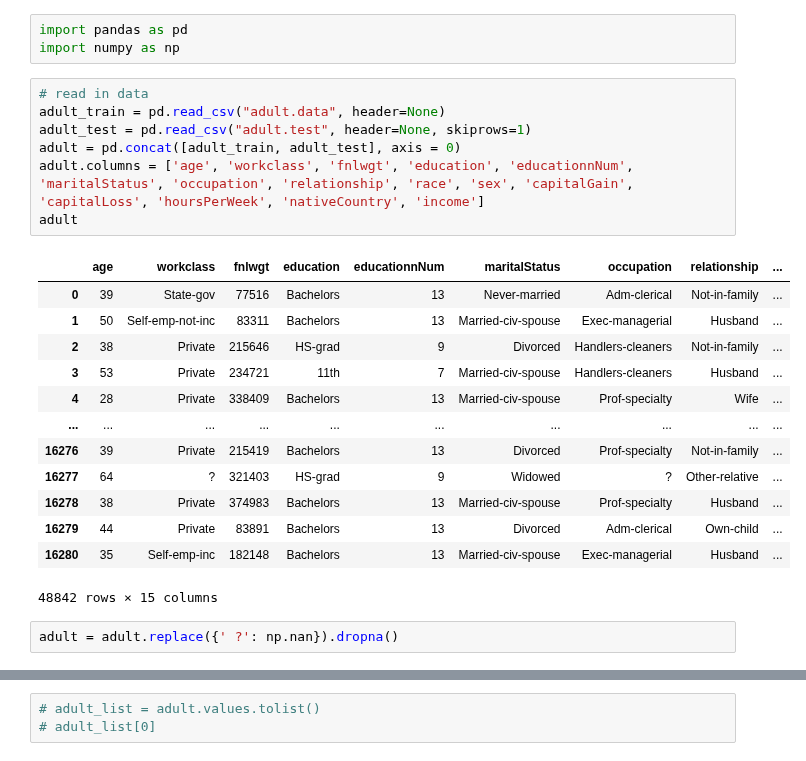
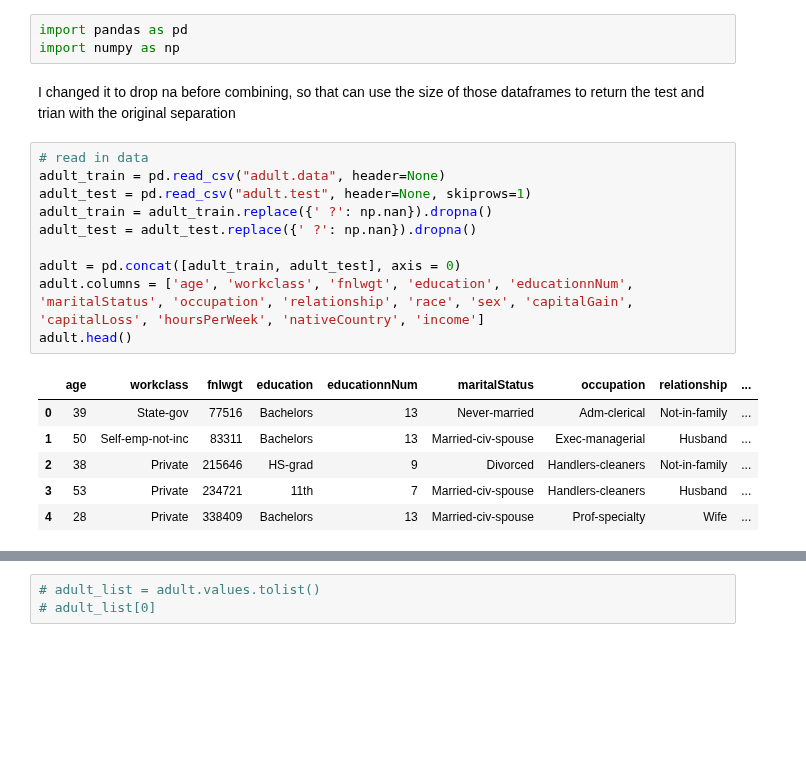
Before and after one commit to laurakn/undergrad_research_2022, a Jupyter notebook: data_cleaning.ipynb, the cells around one changed output, grey strips where cells are left out. Saved outputs shown, nothing was run; the diff lists cells and outputs as text; blank space fills up the shorter version.

```diff
--- a/data_cleaning.ipynb
+++ b/data_cleaning.ipynb
@@ -1,27 +1,23 @@
 # %%
 import pandas as pd
 import numpy as np
+# %% [markdown]
+I changed it to drop na before combining, so that can use the size of those dataframes to return the test and trian with the original separation
 # %%
 # read in data
 adult_train = pd.read_csv("adult.data", header=None)
 adult_test = pd.read_csv("adult.test", header=None, skiprows=1)
+adult_train = adult_train.replace({' ?': np.nan}).dropna()
+adult_test = adult_test.replace({' ?': np.nan}).dropna()
+
 adult = pd.concat([adult_train, adult_test], axis = 0)
 adult.columns = ['age', 'workclass', 'fnlwgt', 'education', 'educationnNum', 'maritalStatus', 'occupation', 'relationship', 'race', 'sex', 'capitalGain', 'capitalLoss', 'hoursPerWeek', 'nativeCountry', 'income']
-adult
+adult.head()
 # %% [output]
 |  | age | workclass | fnlwgt | education | educationnNum | maritalStatus | occupation | relationship | ... |
 | 0 | 39 | State-gov | 77516 | Bachelors | 13 | Never-married | Adm-clerical | Not-in-family | ... |
 | 1 | 50 | Self-emp-not-inc | 83311 | Bachelors | 13 | Married-civ-spouse | Exec-managerial | Husband | ... |
 | 2 | 38 | Private | 215646 | HS-grad | 9 | Divorced | Handlers-cleaners | Not-in-family | ... |
 | 3 | 53 | Private | 234721 | 11th | 7 | Married-civ-spouse | Handlers-cleaners | Husband | ... |
 | 4 | 28 | Private | 338409 | Bachelors | 13 | Married-civ-spouse | Prof-specialty | Wife | ... |
-| ... | ... | ... | ... | ... | ... | ... | ... | ... | ... |
-| 16276 | 39 | Private | 215419 | Bachelors | 13 | Divorced | Prof-specialty | Not-in-family | ... |
-| 16277 | 64 | ? | 321403 | HS-grad | 9 | Widowed | ? | Other-relative | ... |
-| 16278 | 38 | Private | 374983 | Bachelors | 13 | Married-civ-spouse | Prof-specialty | Husband | ... |
-| 16279 | 44 | Private | 83891 | Bachelors | 13 | Divorced | Adm-clerical | Own-child | ... |
-| 16280 | 35 | Self-emp-inc | 182148 | Bachelors | 13 | Married-civ-spouse | Exec-managerial | Husband | ... |
-48842 rows × 15 columns
-# %%
-adult = adult.replace({' ?': np.nan}).dropna()
 # %%
```
Also changed, not shown: parts of 13 cells of this notebook, 2 other files.
